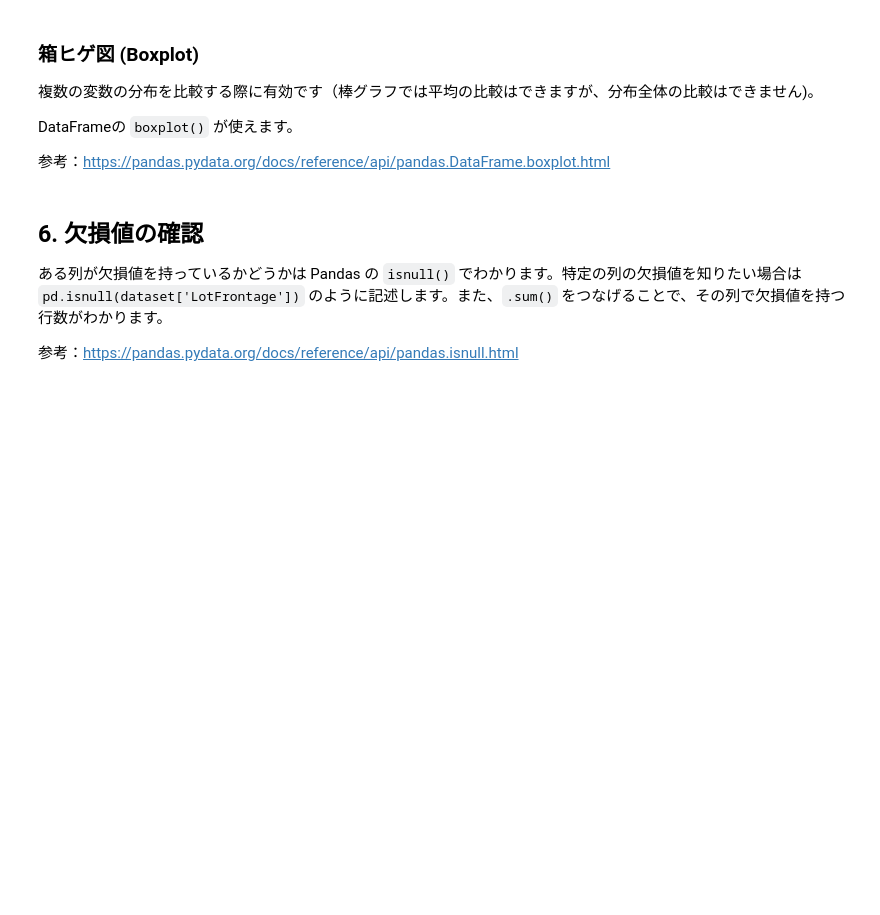
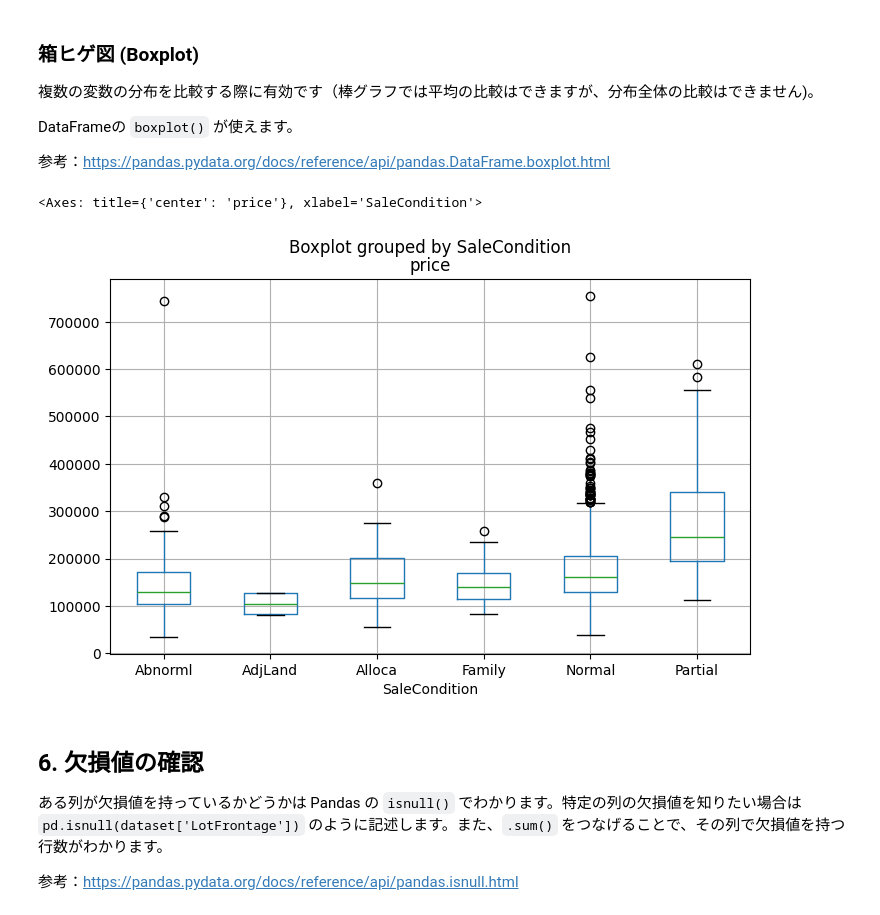
Before and after one commit to Toshi-Hiro07/AIdev, a Jupyter notebook: Lesson05_Data-Preprocessing/課題1：住宅価格のデータの前処理.ipynb, the cells around one changed output. Cells and saved outputs as stored; diff of their text form; code cells hidden in the pictures; blank space fills up the shorter version.

```diff
--- a/Lesson05_Data-Preprocessing/課題1：住宅価格のデータの前処理.ipynb
+++ b/Lesson05_Data-Preprocessing/課題1：住宅価格のデータの前処理.ipynb
@@ -129,6 +230,10 @@ DataFrameの `boxplot()` が使えます。
 参考：https://pandas.pydata.org/docs/reference/api/pandas.DataFrame.boxplot.html
 # %%
 # datasetの'SaleCondition'ごとに'price'をDataFrameのboxplotで表示
+dataset.boxplot(column='price', by='SaleCondition', figsize=(8, 5))
+# %% [output]
+<Axes: title={'center': 'price'}, xlabel='SaleCondition'>
+[figure, added]
 # %% [markdown]
 ## 6. 欠損値の確認
 
```
Also changed, not shown: parts of 21 cells of this notebook.
